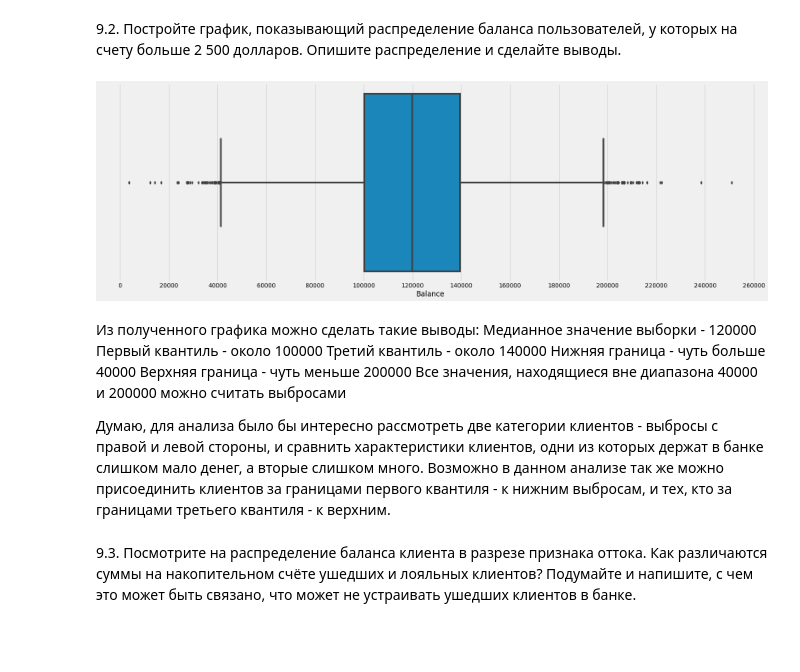
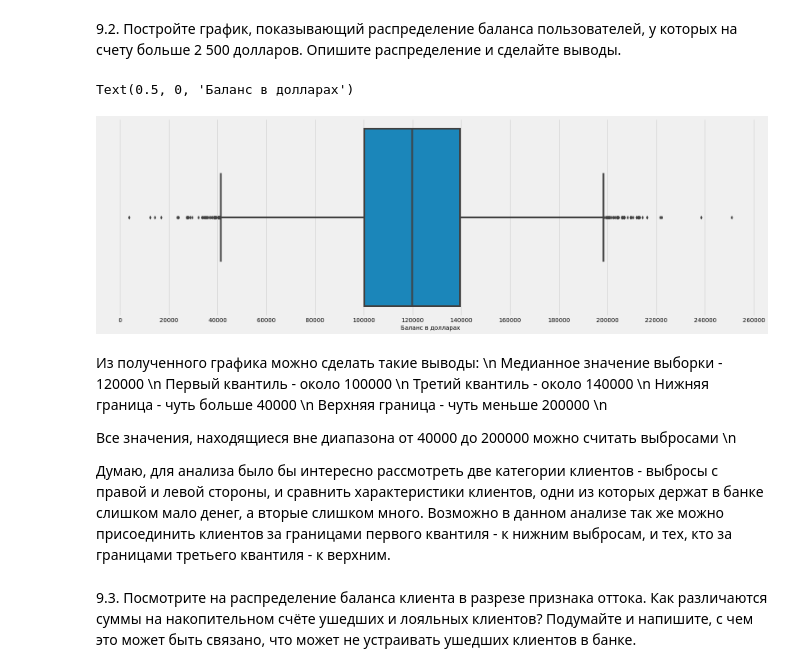
Before and after one commit to malinamedusa/sandbox__sf, a Jupyter notebook: py13/HomeWork.ipynb, the cells around one changed output. Drawn from its saved outputs; the diff is of its cells as text; code cells hidden in the pictures; blank space fills up the shorter version.

```diff
--- a/py13/HomeWork.ipynb
+++ b/py13/HomeWork.ipynb
@@ -50,26 +47,29 @@ Text(0.5, 1.0, 'Cоотношение ушедших и лояльных кли
 # %%
 balance_data = churn_data[churn_data['Balance'] > 2500]
 
 fig, axes = plt.subplots(nrows=1, ncols=1, figsize=(25, 8))
 
 boxplot = sns.boxplot(
     data=balance_data,
     x='Balance',
     orient='h',
     width=0.9,
     ax=axes,
 )
 axes.xaxis.set_major_locator(ticker.MultipleLocator(20000))
+boxplot.set_xlabel('Баланс в долларах', fontsize=14)
 # %% [output]
+Text(0.5, 0, 'Баланс в долларах')
-[figure, old version]
+[figure, new version]
 # %% [markdown]
-Из полученного графика можно сделать такие выводы:
-Медианное значение выборки - 120000
-Первый квантиль - около 100000
-Третий квантиль - около 140000
-Нижняя граница - чуть больше 40000
-Верхняя граница - чуть меньше 200000
-Все значения, находящиеся вне диапазона 40000 и 200000 можно считать выбросами
+Из полученного графика можно сделать такие выводы: \n
+Медианное значение выборки - 120000 \n
+Первый квантиль - около 100000 \n
+Третий квантиль - около 140000 \n
+Нижняя граница - чуть больше 40000 \n
+Верхняя граница - чуть меньше 200000 \n
+
+Все значения, находящиеся вне диапазона от 40000 до 200000 можно считать выбросами \n
 
 Думаю, для анализа было бы интересно рассмотреть две категории клиентов - выбросы с правой и левой стороны, и сравнить характеристики клиентов, одни из которых держат в банке слишком мало денег, а вторые слишком много. Возможно в данном анализе так же можно присоединить клиентов за границами первого квантиля - к нижним выбросам, и тех, кто за границами третьего квантиля - к верхним.
 # %% [markdown]
```
Also changed, not shown: parts of 8 cells of this notebook.
